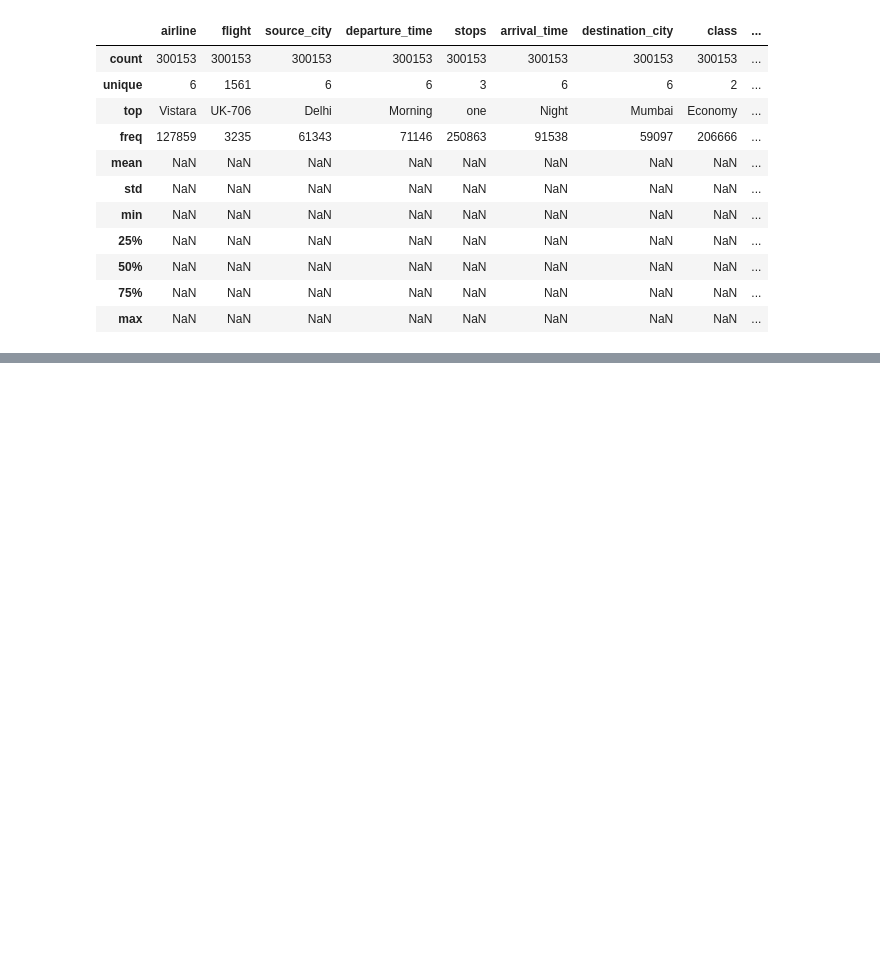
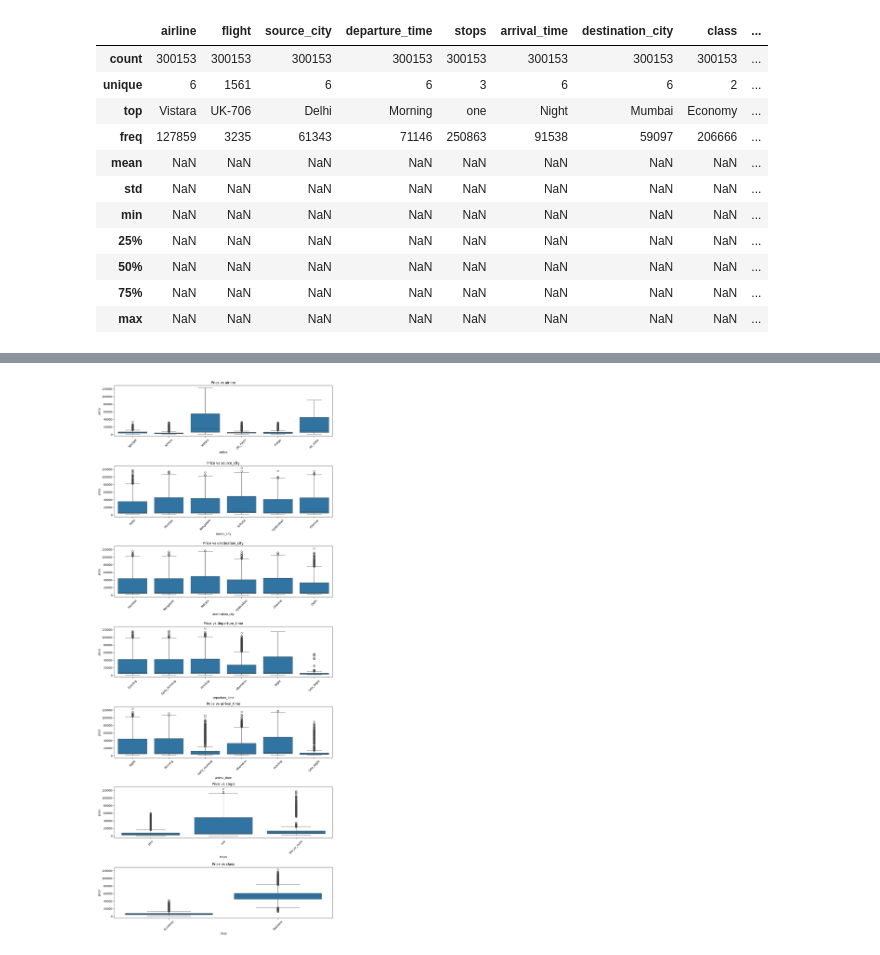
Before and after one commit to agik20/flight-price-prediction, a Jupyter notebook: main.ipynb, the cells around one changed output, grey strips where cells are left out. Saved outputs shown, nothing was run; the diff lists cells and outputs as text; code cells hidden in the pictures; blank space fills up the shorter version.

```diff
--- a/main.ipynb
+++ b/main.ipynb
@@ -74,0 +118,19 @@ df.describe(include='all')
+# %%
+import matplotlib.pyplot as plt
+import seaborn as sns
+
+cat_cols = ['airline', 'source_city', 'destination_city',
+            'departure_time', 'arrival_time', 'stops', 'class']
+
+fig, axes = plt.subplots(len(cat_cols), 1, figsize=(12, len(cat_cols)*4))
+
+for i, col in enumerate(cat_cols):
+    sns.boxplot(data=df, x=col, y='price', ax=axes[i])
+    axes[i].set_title(f"Price vs {col}")
+    axes[i].tick_params(axis='x', rotation=45)
+
+plt.tight_layout()
+plt.savefig(f"boxplot_{col}_price.png", dpi=300, bbox_inches='tight')
+plt.show()
+# %% [output]
+[figure, added]
```
Also changed, not shown: parts of 4 cells of this notebook, 1 other file.
